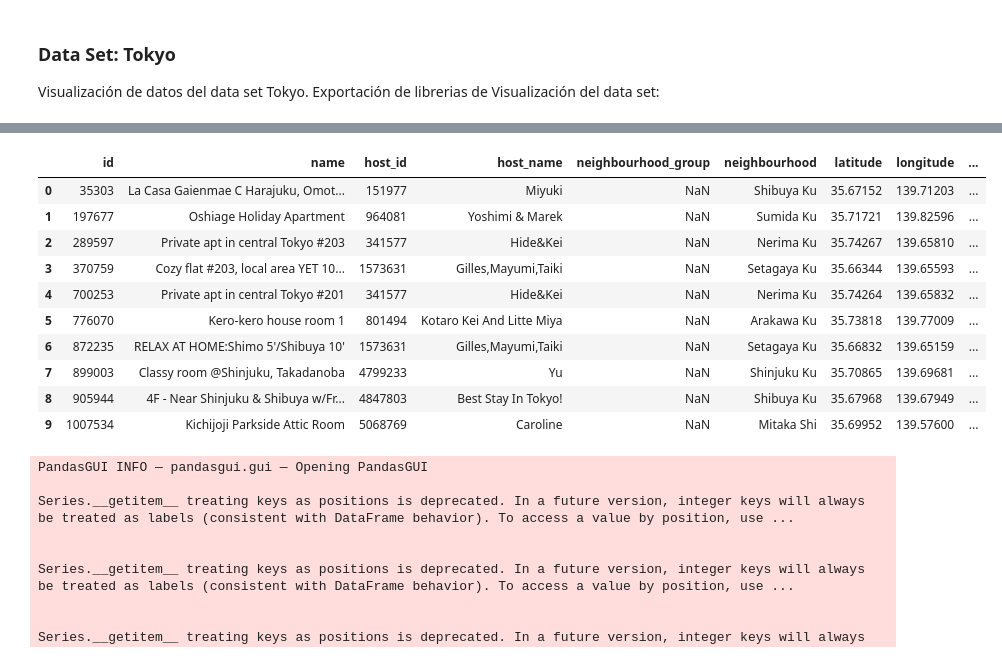
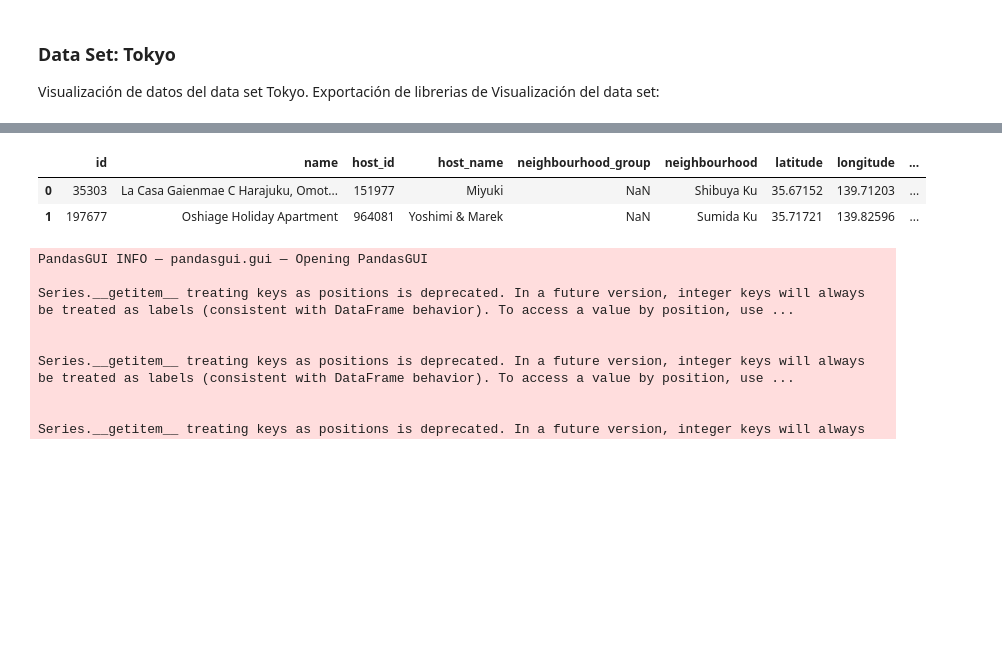
Before and after one commit to AI-School-F5-P2/Data_Analyst, a Jupyter notebook: Cities/Tokyo.ipynb, the cells around one changed output, grey strips where cells are left out. Cells and saved outputs as stored; diff of their text form; code cells hidden in the pictures; blank space fills up the shorter version.

```diff
--- a/Cities/Tokyo.ipynb
+++ b/Cities/Tokyo.ipynb
@@ -17,18 +47,10 @@ Visualizamos las primeras 10 Columnas del dataset, y vemos que datos tenemos
 # %%
 df = pd.read_csv("../data/tokyo_airbnb.csv")
-df.head(10)
+df.head(2)
 # %% [output]
 |  | id | name | host_id | host_name | neighbourhood_group | neighbourhood | latitude | longitude | ... |
 | 0 | 35303 | La Casa Gaienmae C Harajuku, Omot... | 151977 | Miyuki | NaN | Shibuya Ku | 35.67152 | 139.71203 | ... |
 | 1 | 197677 | Oshiage Holiday Apartment | 964081 | Yoshimi & Marek | NaN | Sumida Ku | 35.71721 | 139.82596 | ... |
-| 2 | 289597 | Private apt in central Tokyo #203 | 341577 | Hide&Kei | NaN | Nerima Ku | 35.74267 | 139.65810 | ... |
-| 3 | 370759 | Cozy flat #203, local area YET 10... | 1573631 | Gilles,Mayumi,Taiki | NaN | Setagaya Ku | 35.66344 | 139.65593 | ... |
-| 4 | 700253 | Private apt in central Tokyo #201 | 341577 | Hide&Kei | NaN | Nerima Ku | 35.74264 | 139.65832 | ... |
-| 5 | 776070 | Kero-kero house room 1 | 801494 | Kotaro Kei And Litte Miya | NaN | Arakawa Ku | 35.73818 | 139.77009 | ... |
-| 6 | 872235 | RELAX AT HOME:Shimo 5'/Shibuya 10' | 1573631 | Gilles,Mayumi,Taiki | NaN | Setagaya Ku | 35.66832 | 139.65159 | ... |
-| 7 | 899003 | Classy room @Shinjuku, Takadanoba | 4799233 | Yu | NaN | Shinjuku Ku | 35.70865 | 139.69681 | ... |
-| 8 | 905944 | 4F - Near Shinjuku & Shibuya w/Fr... | 4847803 | Best Stay In Tokyo! | NaN | Shibuya Ku | 35.67968 | 139.67949 | ... |
-| 9 | 1007534 | Kichijoji Parkside Attic Room | 5068769 | Caroline | NaN | Mitaka Shi | 35.69952 | 139.57600 | ... |
 # %%
 show (df)
 # %% [output]
```
Also changed, not shown: parts of 5 cells of this notebook.
